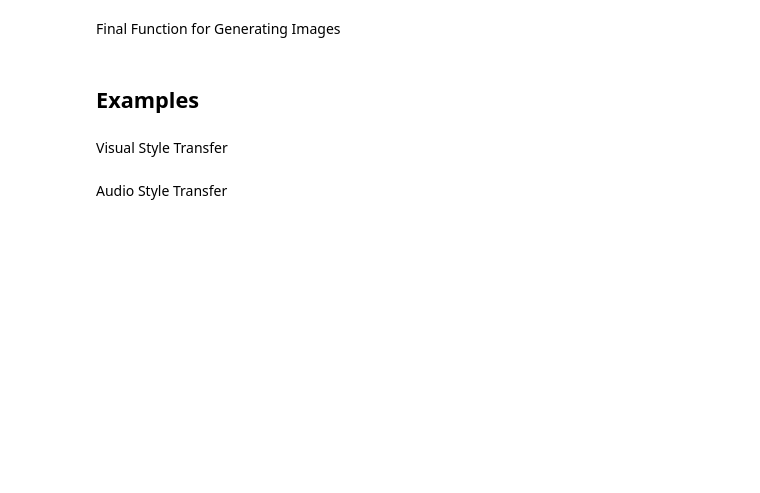
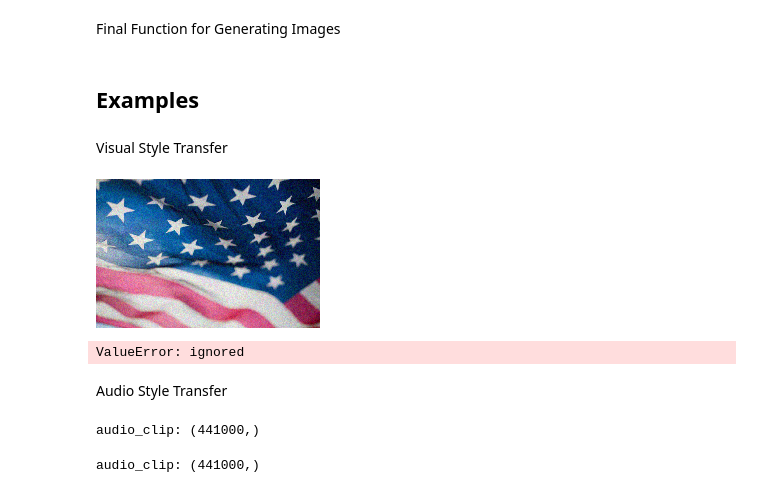
Before and after one commit to mvenouziou/Project_Style_Transfer, a Jupyter notebook: Audio_Visual_Style_Transfer.ipynb, the cells around one changed output. Cells and saved outputs as stored; diff of their text form; code cells hidden in the pictures; blank space fills up the shorter version.

```diff
--- a/Audio_Visual_Style_Transfer.ipynb
+++ b/Audio_Visual_Style_Transfer.ipynb
@@ -402,7 +519,7 @@ def content_cost(learned_tensor, orig_tensor):
 
     # compute cost as distance between source image and generated image
     distance = tf.cast(learned_tensor - orig_tensor, dtype=tf.float32)
-    cost = scale_factor * tf.norm(tensor=distance, ord='euclidean')
+    cost = scale_factor * tf.norm(tensor=distance, ord=2)#'euclidean')
 
     return cost
 # %%
@@ -560,9 +677,9 @@ def train_generated_image(init_generated_tensor, image_activations,
                           content_weight, style_weight,
                           num_iterations, learning_rate,
                           orig_content_tensor,
+                          layers_dict,
                           audio_style_mode=False,
                           output_shape=(224, 224),
-                          layers_dict=LAYERS_WEIGHTS,
                           checkpoint_dir=CHECKPOINT_DIR,
                           generated_images_dir=GENERATED_IMAGES_DIR):
 
@@ -792,7 +915,6 @@ def preload_variables(transfer_model_name=DEFAULT_TRANSFER_MODEL_NAME,
 Pre-load Images, Model and Activations
 # %%
 SAVED_VARIABLES_DICT = preload_variables(
-                            transfer_model_name=DEFAULT_TRANSFER_MODEL_NAME,
                             transfer_model_options=TRANSFER_MODEL_OPTIONS,
                             image_options=IMAGE_OPTIONS,
                             audio_options=AUDIO_OPTIONS,
@@ -821,15 +959,15 @@ FileNotFoundError: ignored
 Final Function for Generating Images
 # %%
 #@anvil.server.callable
-def generate_image(orig_image=DEFAULT_CONTENT_IMAGE_NAME,
-                   style_image=DEFAULT_STYLE_IMAGE_NAME,
-                   transfer_model_name=DEFAULT_TRANSFER_MODEL_NAME,
+def generate_image(orig_image,
+                   style_image,
+                   transfer_model_name,
                    saved_variables=SAVED_VARIABLES_DICT,
                    output_shape=(224,224),
                    learning_rate=.20,
                    num_iterations=3):
 
-    output_shape = saved_variables['output_shape'][orig_image],
+    output_shape = saved_variables[transfer_model_name]['output_shape'][orig_image],
     output_shape = tf.reshape(tf.constant(output_shape), [-1,])
 
     final_image, learned_tensor, image_array = \
@@ -859,11 +997,16 @@ Visual Style Transfer
 # %%
 # Run program
 orig_image = 'flag'
-style_image = 'flowers'
+style_image = 'colors_wild'
 
-temp_image, _, _, temp_learned_tensor = generate_image(orig_image,
+temp_image, _, _, temp_learned_tensor = generate_image(
+                            orig_image,
                             style_image,
-                            learning_rate=.01,
+                            transfer_model_name='vgg_for_image',
+                            learning_rate=.005,
                             num_iterations=100)
+# %% [output]
+[figure, added]
+ValueError: ignored
 # %% [markdown]
 Audio Style Transfer
@@ -870,15 +1016,33 @@ Audio Style Transfer
 # %%
-play_original = False
+play_content = True
 
-if play_original:
+if play_content:
     # Run program
     # EXPERIMENTAL / IN PROGRESS: Using audio as style source
-    orig_image = 'song2'
-    style_image = 'song1'
 
     # initial song
-    clip = load_audio_from_URL(audio_name=orig_image,
+    clip = load_audio_from_URL(audio_name=content,
                         audio_directory=AUDIO_DIR,
                         audio_options=AUDIO_OPTIONS)
-    audio_player(clip)
+    file_player = audio_player(clip, smoothing=4)
+
+    file_player
+# %% [output]
+audio_clip: (441000,)
+# %%
+play_style = True
+
+if play_style:
+    # Run program
+    # EXPERIMENTAL / IN PROGRESS: Using audio as style source
+
+    # initial song
+    clip = load_audio_from_URL(audio_name=style,
+                        audio_directory=AUDIO_DIR,
+                        audio_options=AUDIO_OPTIONS)
+    file_player = audio_player(clip, smoothing=4)
+
+    file_player
+# %% [output]
+audio_clip: (441000,)
 # %%
```
Also changed, not shown: parts of 14 cells of this notebook.
